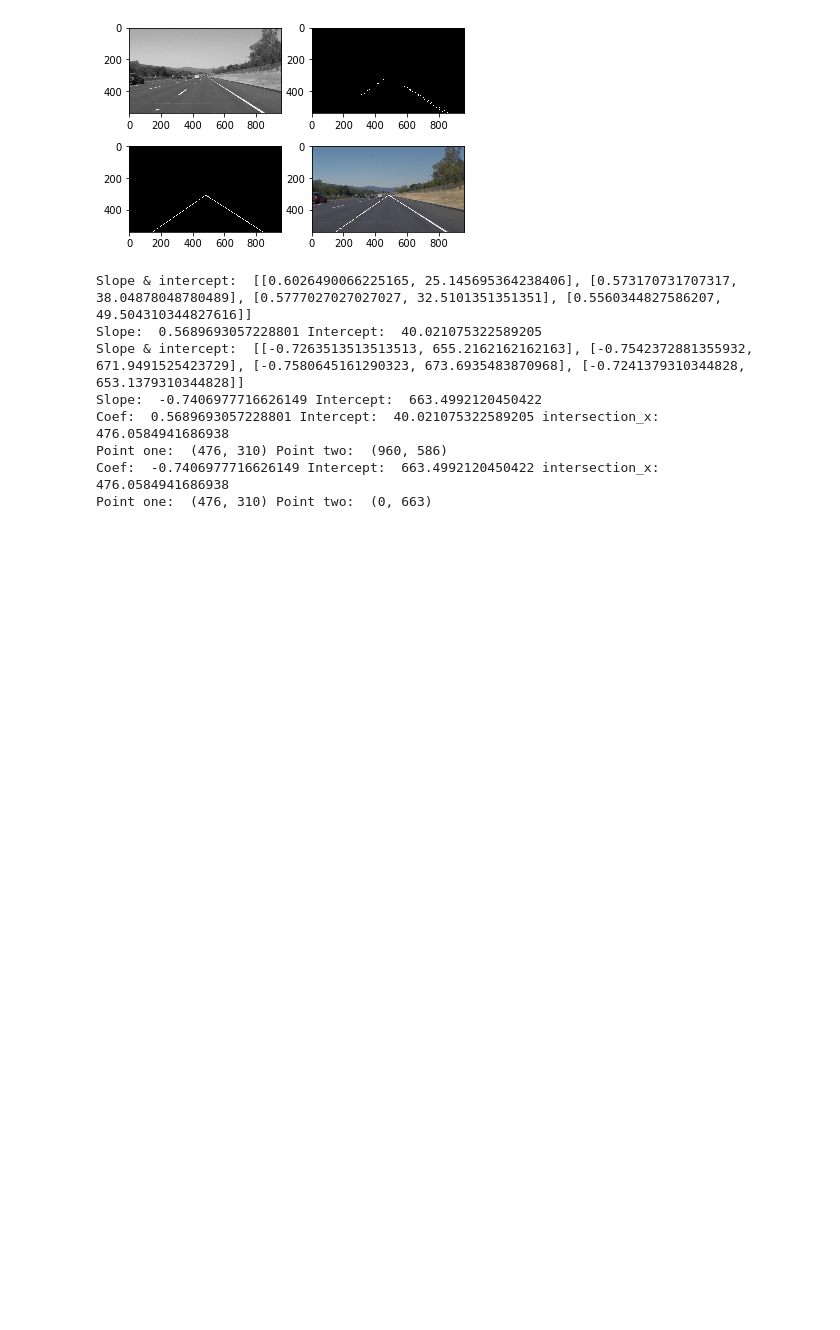
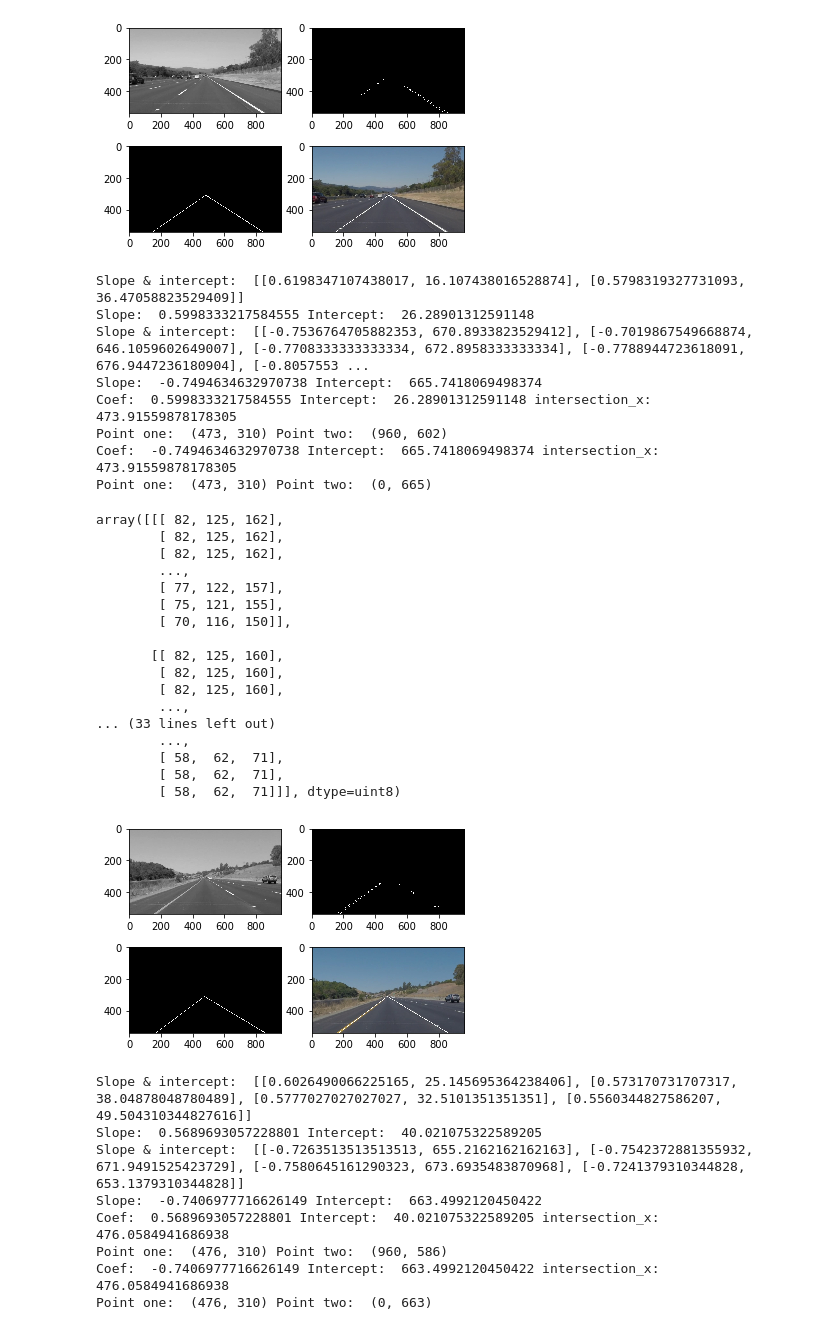
Before and after one commit to vijaypurohit322/Self-Driving-Car_Lane-Detection, a Jupyter notebook: P1.ipynb, the cells around one changed output. Drawn from its saved outputs; the diff is of its cells as text; code cells hidden in the pictures; blank space fills up the shorter version.

```diff
--- a/P1.ipynb
+++ b/P1.ipynb
@@ -482,6 +467,35 @@ array([[[144, 157, 167],
         [112, 113, 114],
         [143, 144, 146]]], dtype=uint8)
 [figure]
+# %%
+draw_lane_lines(test_images[2])
+# %% [output]
+Slope & intercept:  [[0.6198347107438017, 16.107438016528874], [0.5798319327731093, 36.47058823529409]]
+Slope:  0.5998333217584555 Intercept:  26.28901312591148
+Slope & intercept:  [[-0.7536764705882353, 670.8933823529412], [-0.7019867549668874, 646.1059602649007], [-0.7708333333333334, 672.8958333333334], [-0.7788944723618091, 676.9447236180904], [-0.8057553 ...
+Slope:  -0.7494634632970738 Intercept:  665.7418069498374
+Coef:  0.5998333217584555 Intercept:  26.28901312591148 intersection_x:  473.91559878178305
+Point one:  (473, 310) Point two:  (960, 602)
+Coef:  -0.7494634632970738 Intercept:  665.7418069498374 intersection_x:  473.91559878178305
+Point one:  (473, 310) Point two:  (0, 665)
+array([[[ 82, 125, 162],
+        [ 82, 125, 162],
+        [ 82, 125, 162],
+        ...,
+        [ 77, 122, 157],
+        [ 75, 121, 155],
+        [ 70, 116, 150]],
+
+       [[ 82, 125, 160],
+        [ 82, 125, 160],
+        [ 82, 125, 160],
+        ...,
+... (33 lines left out)
+        ...,
+        [ 58,  62,  71],
+        [ 58,  62,  71],
+        [ 58,  62,  71]]], dtype=uint8)
+[figure, added]
 # %%
 draw_lane_lines(test_images[3])
 # %% [output]
```
Also changed, not shown: parts of 21 cells of this notebook.
